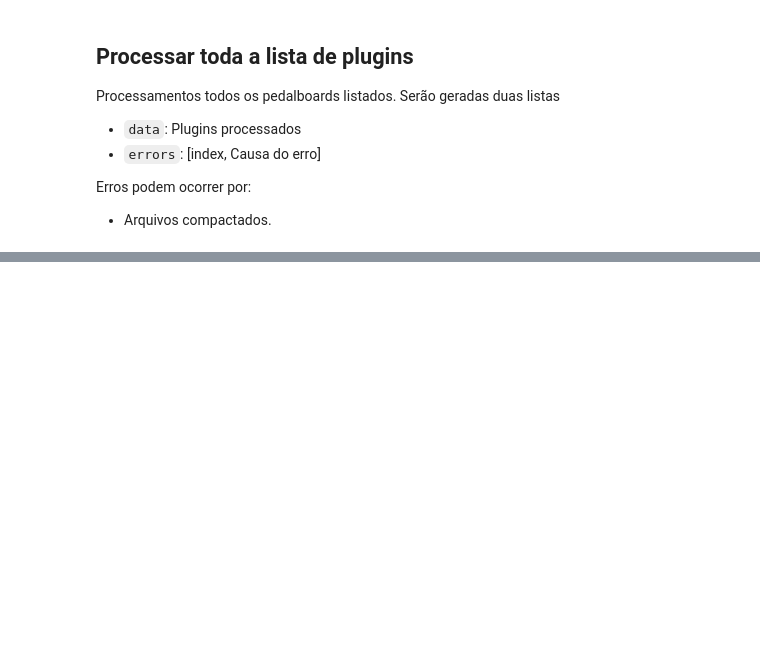
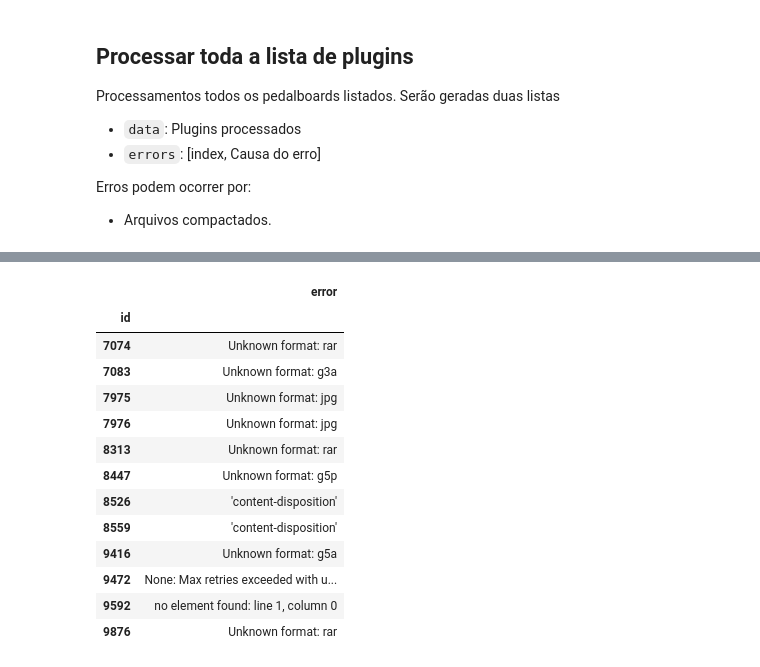
Before and after one commit to IFCE-Ciencia-da-Computacao-2011-2/UDM.316-Reconhecimento-de-Padroes, a Jupyter notebook: projeto-final/Tratamento de dados 2 - Coletando dados dos pedalboards.ipynb, the cells around one changed output, grey strips where cells are left out. Saved outputs shown, nothing was run; the diff lists cells and outputs as text; code cells hidden in the pictures; blank space fills up the shorter version.

```diff
--- a/projeto-final/Tratamento de dados 2 - Coletando dados dos pedalboards.ipynb
+++ b/projeto-final/Tratamento de dados 2 - Coletando dados dos pedalboards.ipynb
@@ -170,0 +154,30 @@ for zipped_file in zipped.filelist:
+# %%
+import multiprocessing
+
+try:
+    cpus = multiprocessing.cpu_count()
+except NotImplementedError:
+    cpus = 2   # arbitrary default
+
+cpus = 32
+
+def process(index):
+    i, index = index
+    print(i, index)
+
+    data = []
+    error = None
+
+    try:
+        pedalboard = read_pedalboard(index)
+        data = extract_data(pedalboard)
+    except Exception as e:
+        error = (index, e)
+        print(index, '-', e)
+
+    return data, error
+
+pool = multiprocessing.Pool(processes=cpus)
+result = pool.map(process, enumerate(pedalboards.index))
+
+result
@@ -170,0 +250,19 @@ for zipped_file in zipped.filelist:
+# %%
+e = pd.DataFrame.from_records(errors, columns=['id', 'error'], index='id')
+e.to_csv('data/pedalboard-plugin-error.csv')
+e
+# %% [output]
+|  | error |
+| id |  |
+| 7074 | Unknown format: rar |
+| 7083 | Unknown format: g3a |
+| 7975 | Unknown format: jpg |
+| 7976 | Unknown format: jpg |
+| 8313 | Unknown format: rar |
+| 8447 | Unknown format: g5p |
+| 8526 | 'content-disposition' |
+| 8559 | 'content-disposition' |
+| 9416 | Unknown format: g5a |
+| 9472 | None: Max retries exceeded with u... |
+| 9592 | no element found: line 1, column 0 |
+| 9876 | Unknown format: rar |
```
Also changed, not shown: parts of 13 cells of this notebook, 8 other files.
